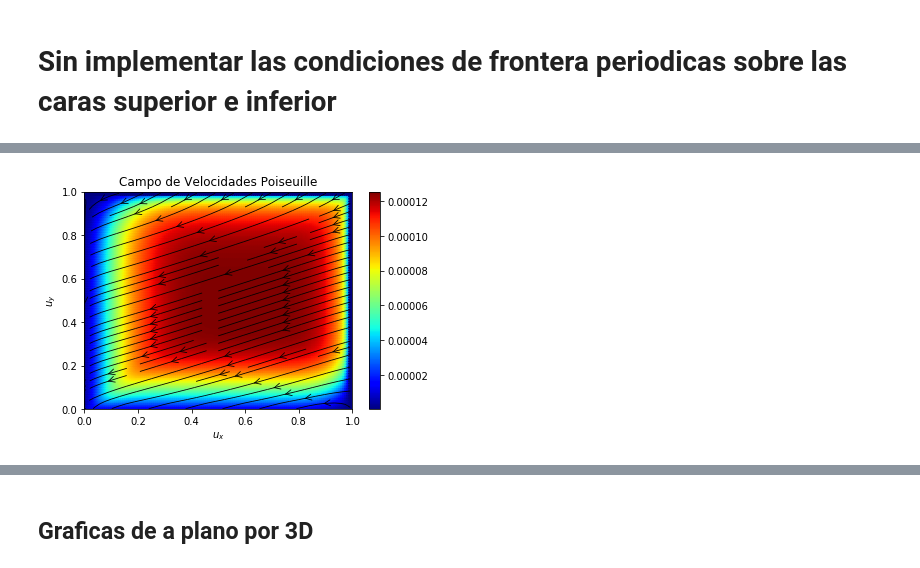
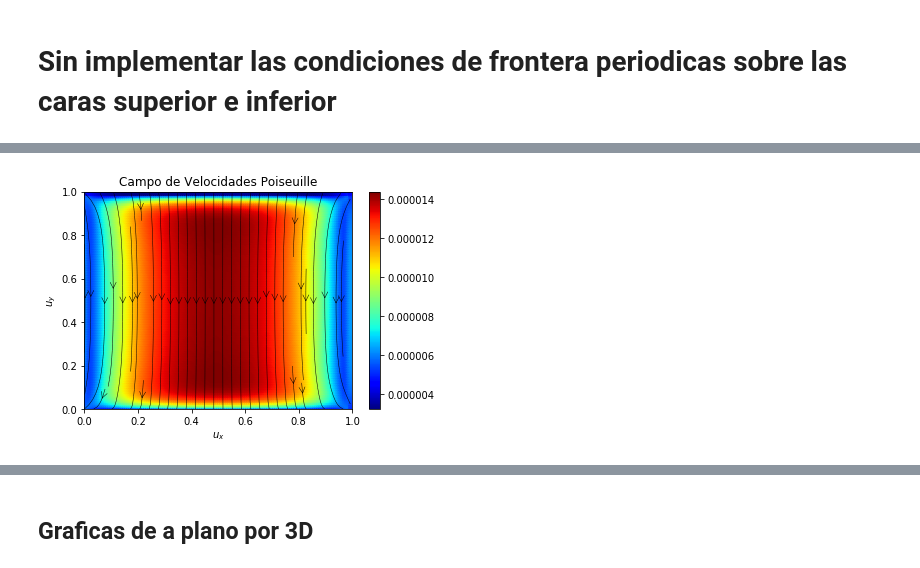
Before and after one commit to jomen93/Poiseuille-test, a Jupyter notebook: Graficas 3D Pouiseuile.ipynb, the cells around one changed output, grey strips where cells are left out. Saved outputs shown, nothing was run; the diff lists cells and outputs as text; code cells hidden in the pictures.

```diff
--- a/Graficas 3D Pouiseuile.ipynb
+++ b/Graficas 3D Pouiseuile.ipynb
@@ -16,7 +43,7 @@ ux = np.transpose(np.loadtxt('vx.dat', unpack = True))
 uy = np.transpose(np.loadtxt('vy.dat', unpack = True))
 #uz = np.transpose(np.loadtxt('vz.dat', unpack = True))
 x = np.transpose(np.loadtxt('x.dat', unpack = True))
-y = np.transpose(np.loadtxt('y.dat', unpack = True))
+y = np.loadtxt('y.dat', unpack = True)
 #z = np.transpose(np.loadtxt('z.dat', unpack = True))
 rho = np.transpose(np.loadtxt('rho.dat', unpack = True))
 
@@ -31,5 +58,5 @@ plt.xlim(0,1)
 plt.ylim(0,1)
 Q = plt.quiver(x, y, ux,uy, M , cmap=plt.cm.jet, width=0.022,scale=1/0.1)
 plt.colorbar()
-plt.streamplot(x, y, ux, uy, color="k", linewidth=0.8,density=1.0, arrowstyle='->', arrowsize=1.5)
+plt.streamplot(x, y, ux, uy, color="k", linewidth=0.5,density=1.0, arrowstyle='->', arrowsize=1.5)
 # %% [output]
@@ -38,4 +65,4 @@ Wall time: 1.2 s
-[figure, old version]
+[figure, new version]
 # %%
 plt.imshow(rho)
 plt.colorbar()
```
Also changed, not shown: parts of 3 cells of this notebook, 1 other file.
